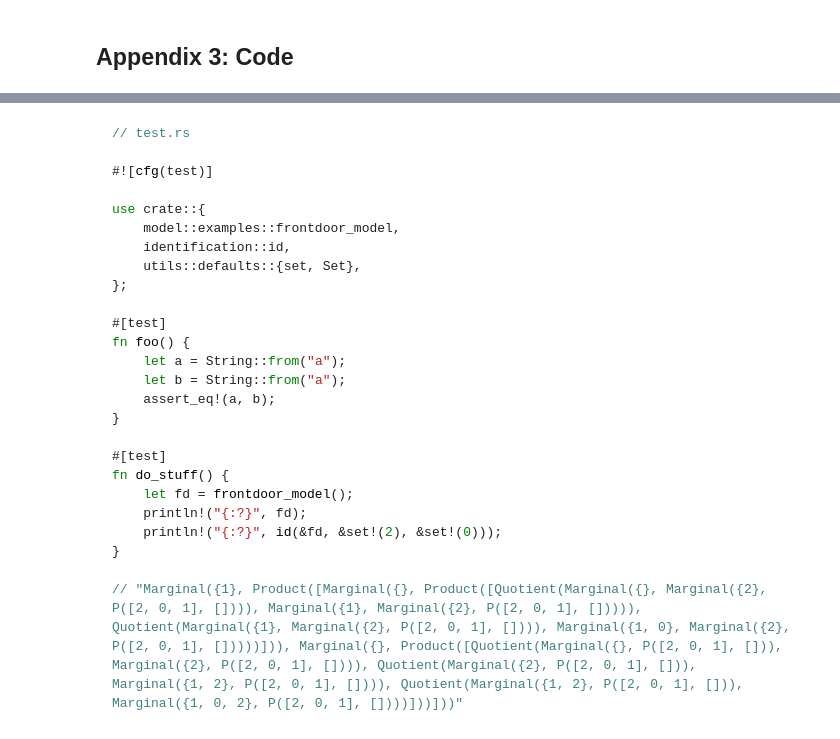
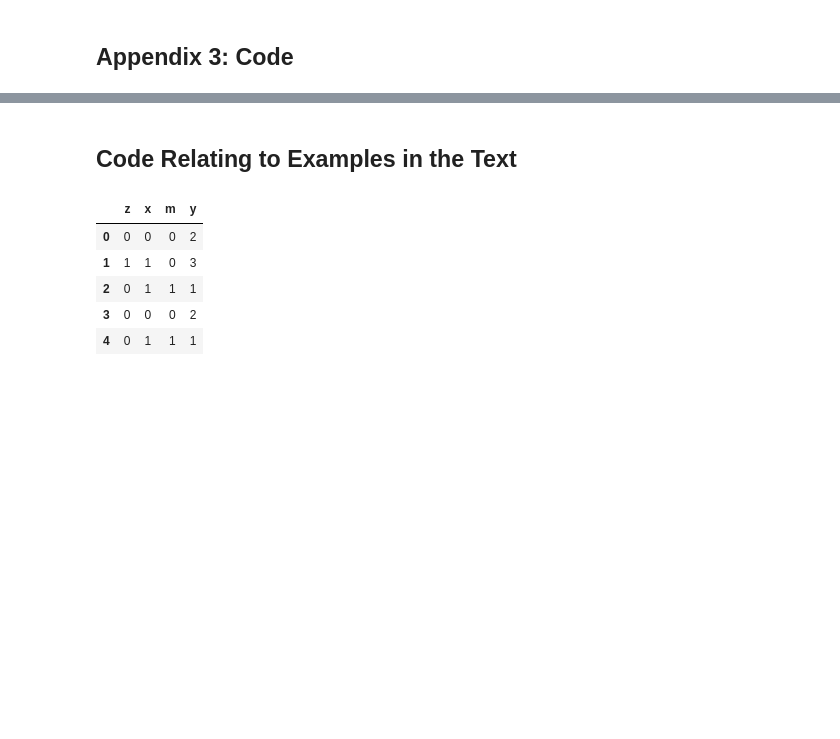
Before and after one commit to leo-ware/pqp, a Jupyter notebook: writeup/Correct and Performant Causal Identification with pqp.ipynb, the cells around one changed output, grey strips where cells are left out. Saved outputs shown, nothing was run; the diff lists cells and outputs as text; code cells hidden in the pictures; blank space fills up the shorter version.

````diff
--- a/writeup/Correct and Performant Causal Identification with pqp.ipynb
+++ b/writeup/Correct and Performant Causal Identification with pqp.ipynb
@@ -4597,28 +799,23 @@ use api::python::pqp;
-# %% [markdown]
-```rust
-// test.rs
-
-#![cfg(test)]
-
-use crate::{
-    model::examples::frontdoor_model,
-    identification::id,
-    utils::defaults::{set, Set},
-};
-
-#[test]
-fn foo() {
-    let a = String::from("a");
-    let b = String::from("a");
-    assert_eq!(a, b);
-}
-
-#[test]
-fn do_stuff() {
-    let fd = frontdoor_model();
-    println!("{:?}", fd);
-    println!("{:?}", id(&fd, &set!(2), &set!(0)));
-}
-
-// "Marginal({1}, Product([Marginal({}, Product([Quotient(Marginal({}, Marginal({2}, P([2, 0, 1], []))), Marginal({1}, Marginal({2}, P([2, 0, 1], [])))), Quotient(Marginal({1}, Marginal({2}, P([2, 0, 1], []))), Marginal({1, 0}, Marginal({2}, P([2, 0, 1], []))))])), Marginal({}, Product([Quotient(Marginal({}, P([2, 0, 1], [])), Marginal({2}, P([2, 0, 1], []))), Quotient(Marginal({2}, P([2, 0, 1], [])), Marginal({1, 2}, P([2, 0, 1], []))), Quotient(Marginal({1, 2}, P([2, 0, 1], [])), Marginal({1, 0, 2}, P([2, 0, 1], [])))]))]))"
-```
+# %% [markdown]
+## Code Relating to Examples in the Text
+# %%
+import pandas as pd
+import numpy as np
+
+np.random.seed(123)
+
+df = pd.DataFrame()
+df["z"] = np.random.choice([0, 1], size=1000)
+df["x"] = (0.5*df.z + np.random.random(size=1000) > 0.75).astype(int)
+df["m"] = (0.5*df.x + np.random.random(size=1000) > 0.75).astype(int)
+df["y"] = df.z - df.m + 2
+
+df.to_csv("demo1.csv", index=False)
+df.head()
+# %% [output]
+|  | z | x | m | y |
+| 0 | 0 | 0 | 0 | 2 |
+| 1 | 1 | 1 | 0 | 3 |
+| 2 | 0 | 1 | 1 | 1 |
+| 3 | 0 | 0 | 0 | 2 |
+| 4 | 0 | 1 | 1 | 1 |
````
Also changed, not shown: parts of 91 cells of this notebook, 34 other files.
